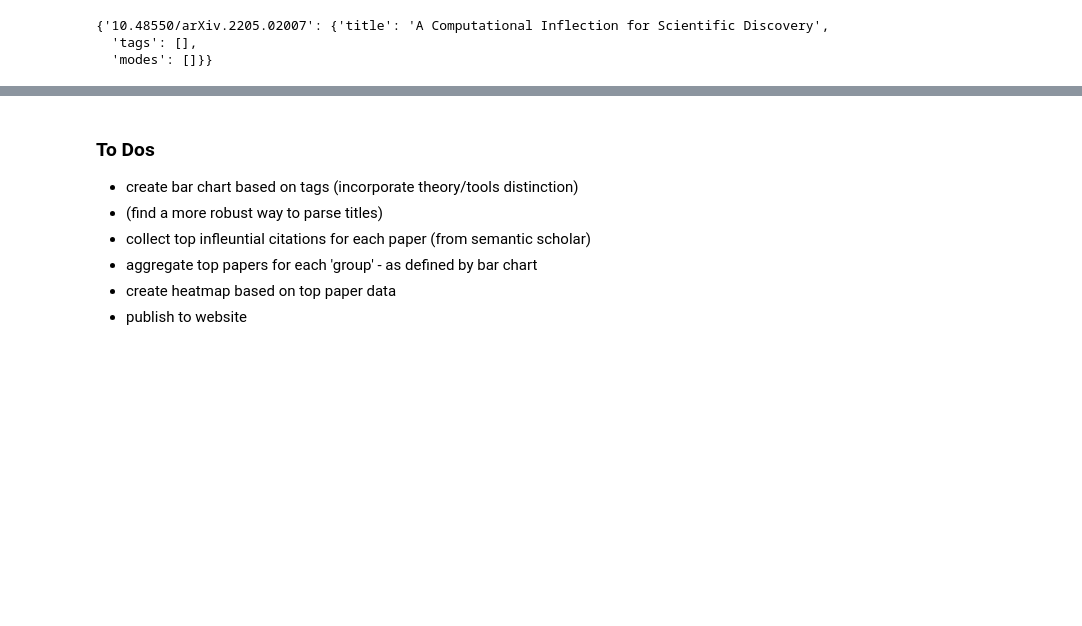
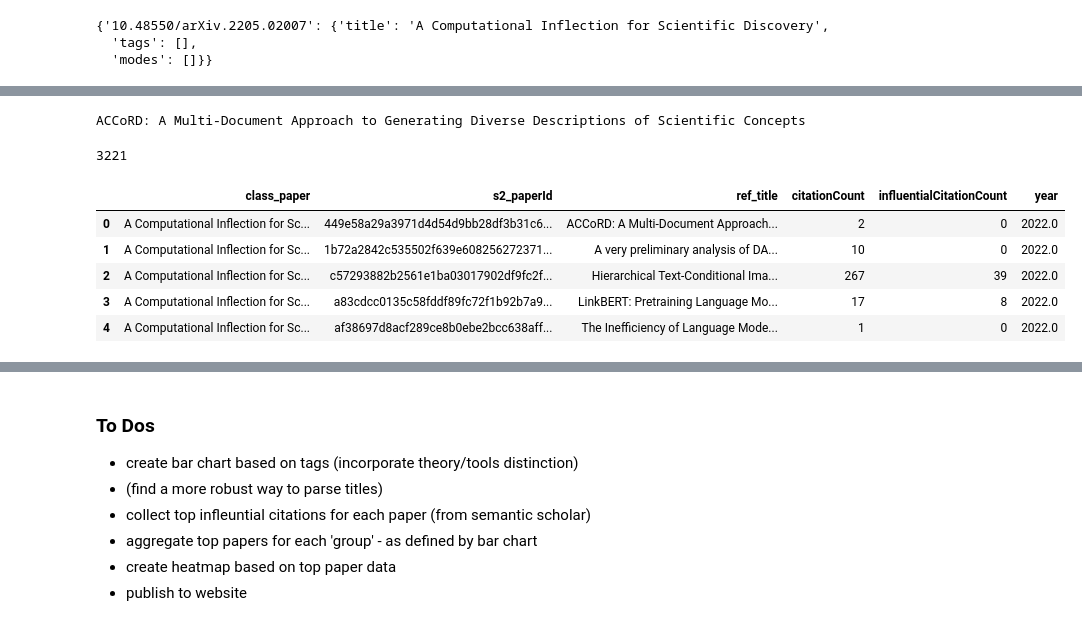
Before and after one commit to lelabbady/Influential_References, a Jupyter notebook: Reference_Heatmap.ipynb, the cells around one changed output, grey strips where cells are left out. Cells and saved outputs as stored; diff of their text form; code cells hidden in the pictures; blank space fills up the shorter version.

```diff
--- a/Reference_Heatmap.ipynb
+++ b/Reference_Heatmap.ipynb
@@ -167,0 +42,74 @@ top_df.head()
+# %%
+for i in data[:1]:
+    #print(i.keys())
+    #print(i['csl']['title'])
+    #print(i['s2data']['referenceCount'],i['s2data']['citationCount'],i['s2data']['influentialCitationCount'])
+    print(i['s2data']['references'][0]['title'])
+    if 'csl' in i.keys() and i['csl'] != None:
+        #print(i['csl'])
+        t = i['csl']['title']
+        doi = i['doi']
+        mini_dict = {doi:{'title':t, 'references':[], 'refCount':0}}
+        #print(i)
+# %% [output]
+ACCoRD: A Multi-Document Approach to Generating Diverse Descriptions of Scientific Concepts
+# %%
+ref_dicts = []
+for i in data:
+    #print(i.keys())
+    #print(i['csl']['title'])
+    #print(i['s2data']['referenceCount'],i['s2data']['citationCount'],i['s2data']['influentialCitationCount'])
+    #print(i['s2data']['references'][0])
+    if 'csl' in i.keys() and i['csl'] != None:
+        #print(i['csl'])
+        t = i['csl']['title']
+        doi = i['doi']
+        mini_dict = {doi:{'title':t, 'references':[], 'refCount':0}}
+        #print(i)
+        if type(i['s2data']) == dict:
+            #print(i['s2data'].keys())
+            mini_dict[doi]['refCount'] = i['s2data']['referenceCount']
+
+            ref_list = i['s2data']['references']
+            r_tuples = []
+            for r in ref_list:
+                single_ref_dict = {'class_paper':t}
+
+                if r['paperId'] == None:
+                    single_ref_dict['s2_paperId'] =''
+                    single_ref_dict['ref_title'] = r['title']
+                    single_ref_dict['citationCount'] =0
+                    single_ref_dict['influentialCitationCount'] =0
+                    single_ref_dict['year'] =0
+                    r_tup = (0,0,0)
+                else:
+                    single_ref_dict['s2_paperId'] =r['paperId']
+                    single_ref_dict['ref_title'] = r['title']
+                    single_ref_dict['citationCount'] =r['citationCount']
+                    single_ref_dict['influentialCitationCount'] =r['influentialCitationCount']
+                    single_ref_dict['year'] =r['year']
+                    #r_tup = (r['paperId'],r['citationCount'],r['influentialCitationCount'], r['year'])
+                ref_dicts.append(single_ref_dict)
+
+            #r_tuples = sorted(r_tuples, key=lambda x: x[1], reverse=True)
+            #mini_dict[doi]['references']= r_tuples
+        #print(mini_dict.keys())
+
+    #ref_dicts.append(mini_dict)
+
+# Closing file
+f.close()
+
+len(ref_dicts)
+# %% [output]
+3221
+# %%
+ref_df = pd.DataFrame(ref_dicts)
+ref_df.head()
+# %% [output]
+|  | class_paper | s2_paperId | ref_title | citationCount | influentialCitationCount | year |
+| 0 | A Computational Inflection for Sc... | 449e58a29a3971d4d54d9bb28df3b31c6... | ACCoRD: A Multi-Document Approach... | 2 | 0 | 2022.0 |
+| 1 | A Computational Inflection for Sc... | 1b72a2842c535502f639e608256272371... | A very preliminary analysis of DA... | 10 | 0 | 2022.0 |
+| 2 | A Computational Inflection for Sc... | c57293882b2561e1ba03017902df9fc2f... | Hierarchical Text-Conditional Ima... | 267 | 39 | 2022.0 |
+| 3 | A Computational Inflection for Sc... | a83cdcc0135c58fddf89fc72f1b92b7a9... | LinkBERT: Pretraining Language Mo... | 17 | 8 | 2022.0 |
+| 4 | A Computational Inflection for Sc... | af38697d8acf289ce8b0ebe2bcc638aff... | The Inefficiency of Language Mode... | 1 | 0 | 2022.0 |
```
Also changed, not shown: parts of 19 cells of this notebook, 1 other file.
